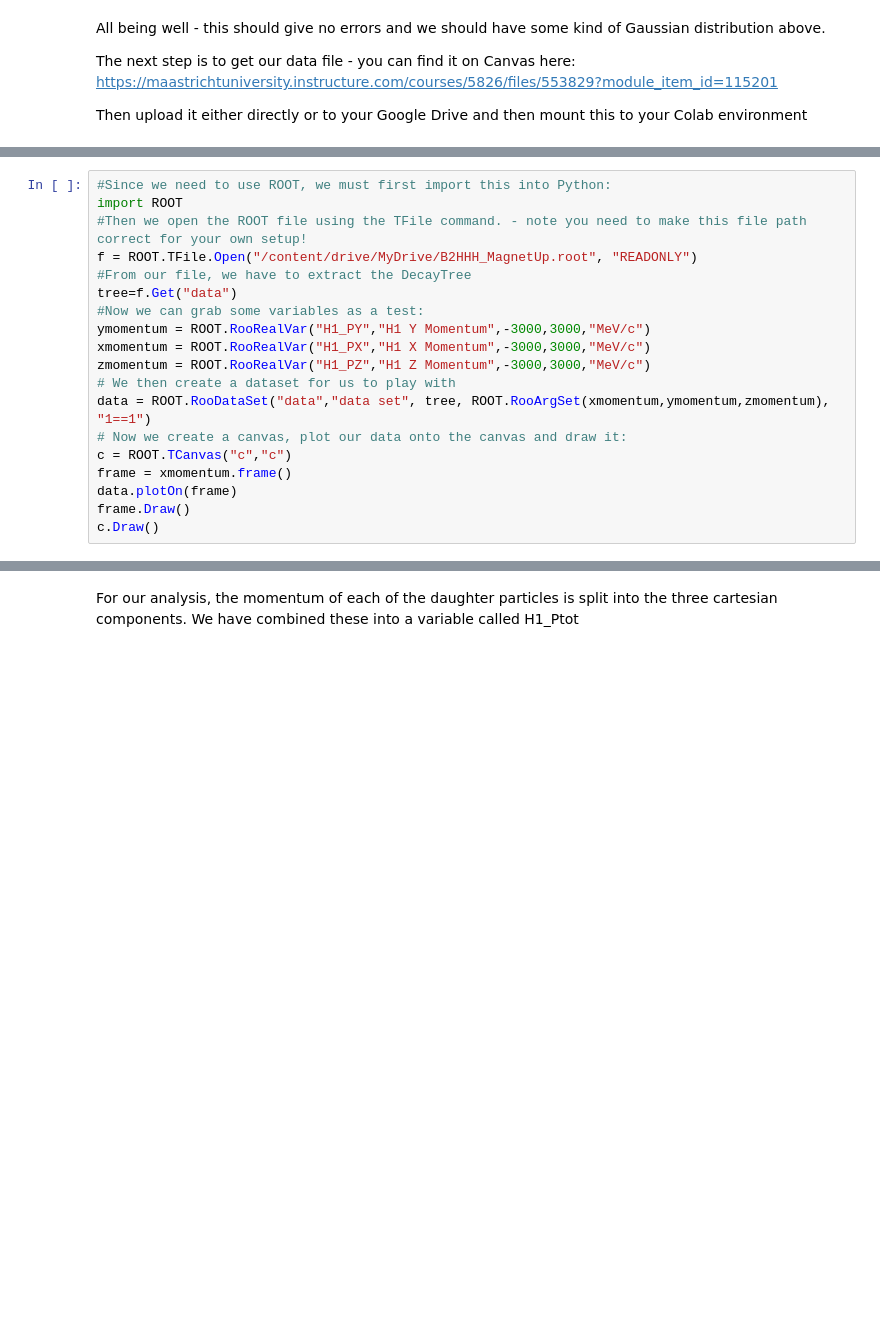
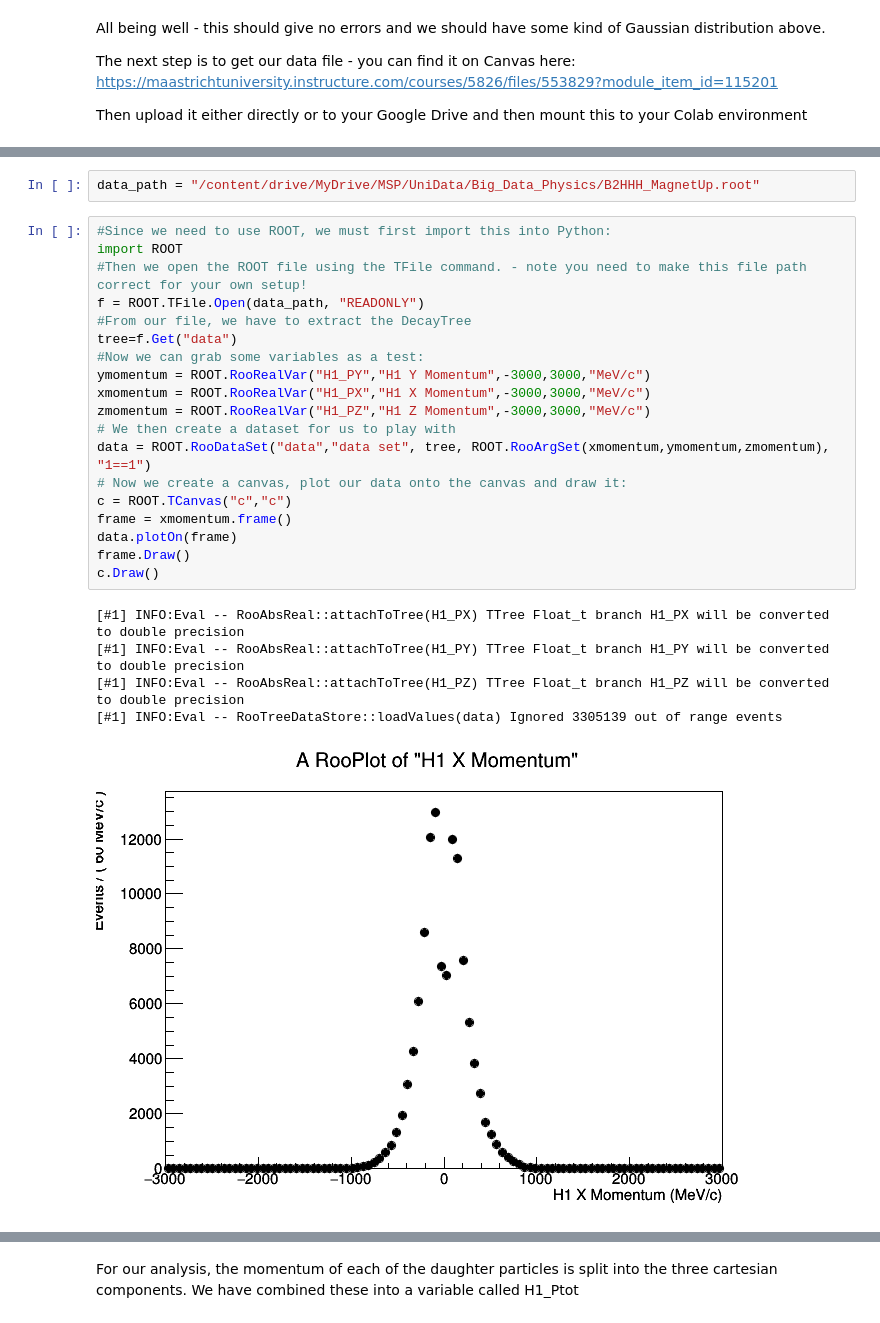
Before and after one commit to Jonastjep/Big_Data_Physics_PRA3024, a Jupyter notebook: Week2_LHCb/LHCb_2021.ipynb, the cells around one changed output, grey strips where cells are left out. Drawn from its saved outputs; the diff is of its cells as text; blank space fills up the shorter version.

```diff
--- a/Week2_LHCb/LHCb_2021.ipynb
+++ b/Week2_LHCb/LHCb_2021.ipynb
@@ -101,19 +125,27 @@ Then upload it either directly or to your Google Drive and then mount this to yo
+# %%
+data_path = "/content/drive/MyDrive/MSP/UniData/Big_Data_Physics/B2HHH_MagnetUp.root"
 # %%
 #Since we need to use ROOT, we must first import this into Python:
 import ROOT
 #Then we open the ROOT file using the TFile command. - note you need to make this file path correct for your own setup!
-f = ROOT.TFile.Open("/content/drive/MyDrive/B2HHH_MagnetUp.root", "READONLY")
+f = ROOT.TFile.Open(data_path, "READONLY")
 #From our file, we have to extract the DecayTree
 tree=f.Get("data")
 #Now we can grab some variables as a test:
 ymomentum = ROOT.RooRealVar("H1_PY","H1 Y Momentum",-3000,3000,"MeV/c")
 xmomentum = ROOT.RooRealVar("H1_PX","H1 X Momentum",-3000,3000,"MeV/c")
 zmomentum = ROOT.RooRealVar("H1_PZ","H1 Z Momentum",-3000,3000,"MeV/c")
 # We then create a dataset for us to play with
 data = ROOT.RooDataSet("data","data set", tree, ROOT.RooArgSet(xmomentum,ymomentum,zmomentum), "1==1")
 # Now we create a canvas, plot our data onto the canvas and draw it:
 c = ROOT.TCanvas("c","c")
 frame = xmomentum.frame()
 data.plotOn(frame)
 frame.Draw()
 c.Draw()
+# %% [output]
+[#1] INFO:Eval -- RooAbsReal::attachToTree(H1_PX) TTree Float_t branch H1_PX will be converted to double precision
+[#1] INFO:Eval -- RooAbsReal::attachToTree(H1_PY) TTree Float_t branch H1_PY will be converted to double precision
+[#1] INFO:Eval -- RooAbsReal::attachToTree(H1_PZ) TTree Float_t branch H1_PZ will be converted to double precision
+[#1] INFO:Eval -- RooTreeDataStore::loadValues(data) Ignored 3305139 out of range events
+[figure, added]
```
Also changed, not shown: parts of 28 cells of this notebook.
